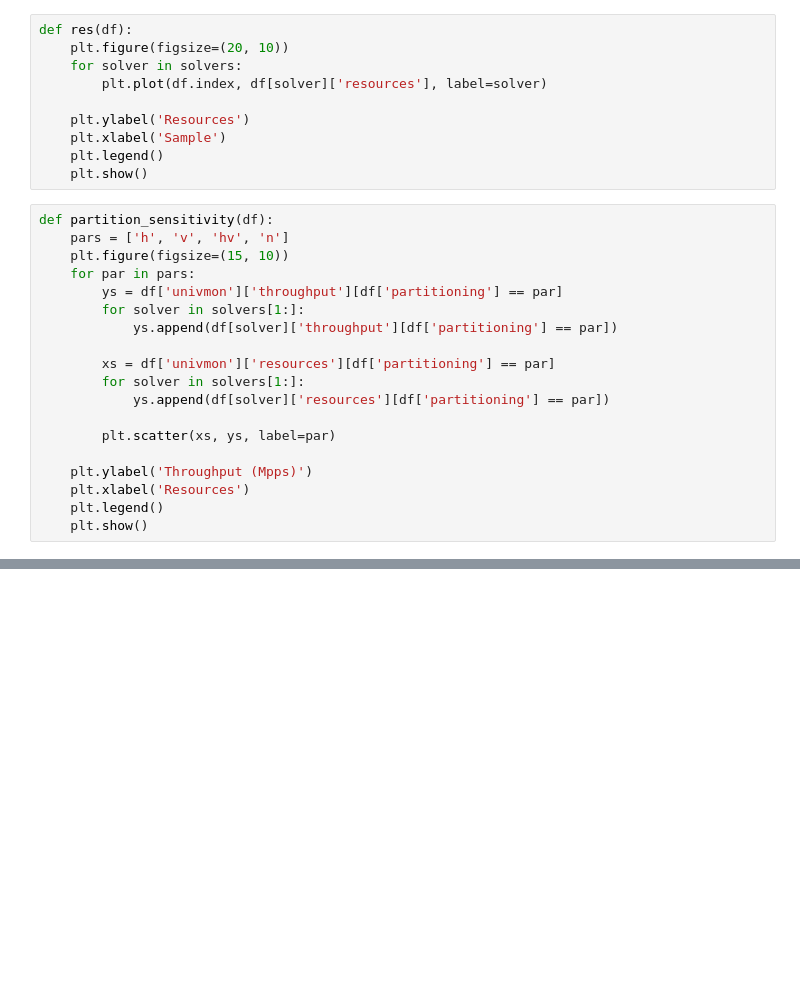
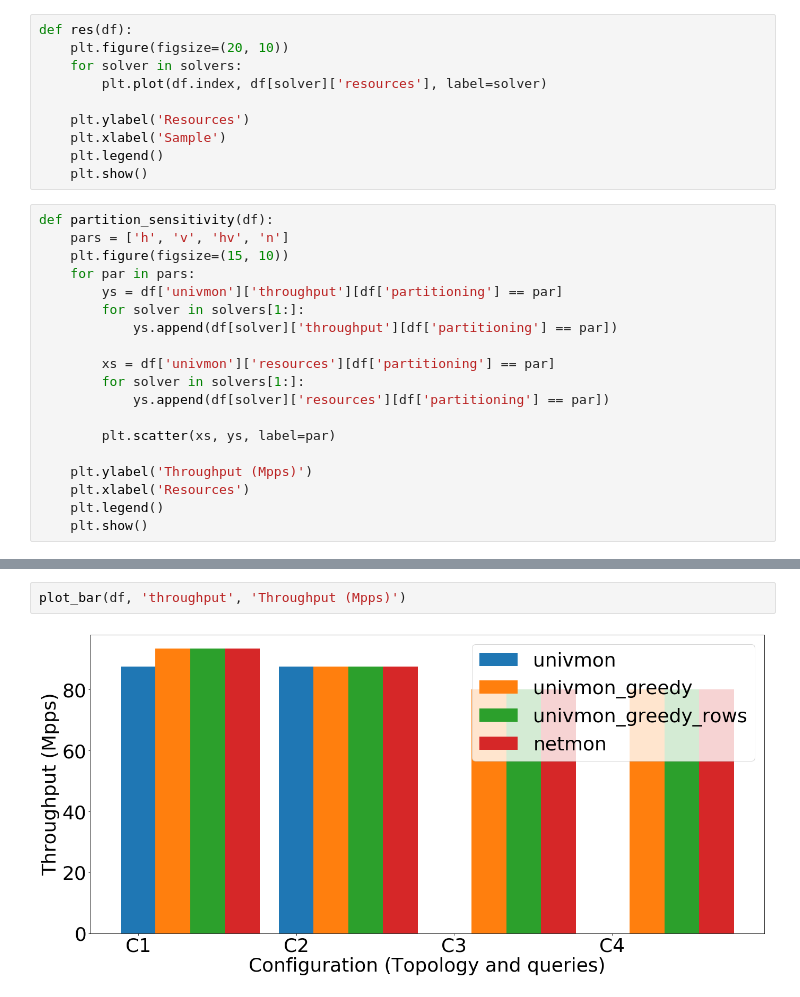
Before and after one commit to 108anup/NetMon-query-planner, a Jupyter notebook: gurobi/notebook/Plot CSV.ipynb, the cells around one changed output, grey strips where cells are left out. Saved outputs shown, nothing was run; the diff lists cells and outputs as text; blank space fills up the shorter version.

```diff
--- a/gurobi/notebook/Plot CSV.ipynb
+++ b/gurobi/notebook/Plot CSV.ipynb
@@ -115,0 +140,4 @@ for plotter in plotters:
+# %%
+plot_bar(df, 'throughput', 'Throughput (Mpps)')
+# %% [output]
+[figure, added]
```
Also changed, not shown: parts of 10 cells of this notebook, 3 other files.
